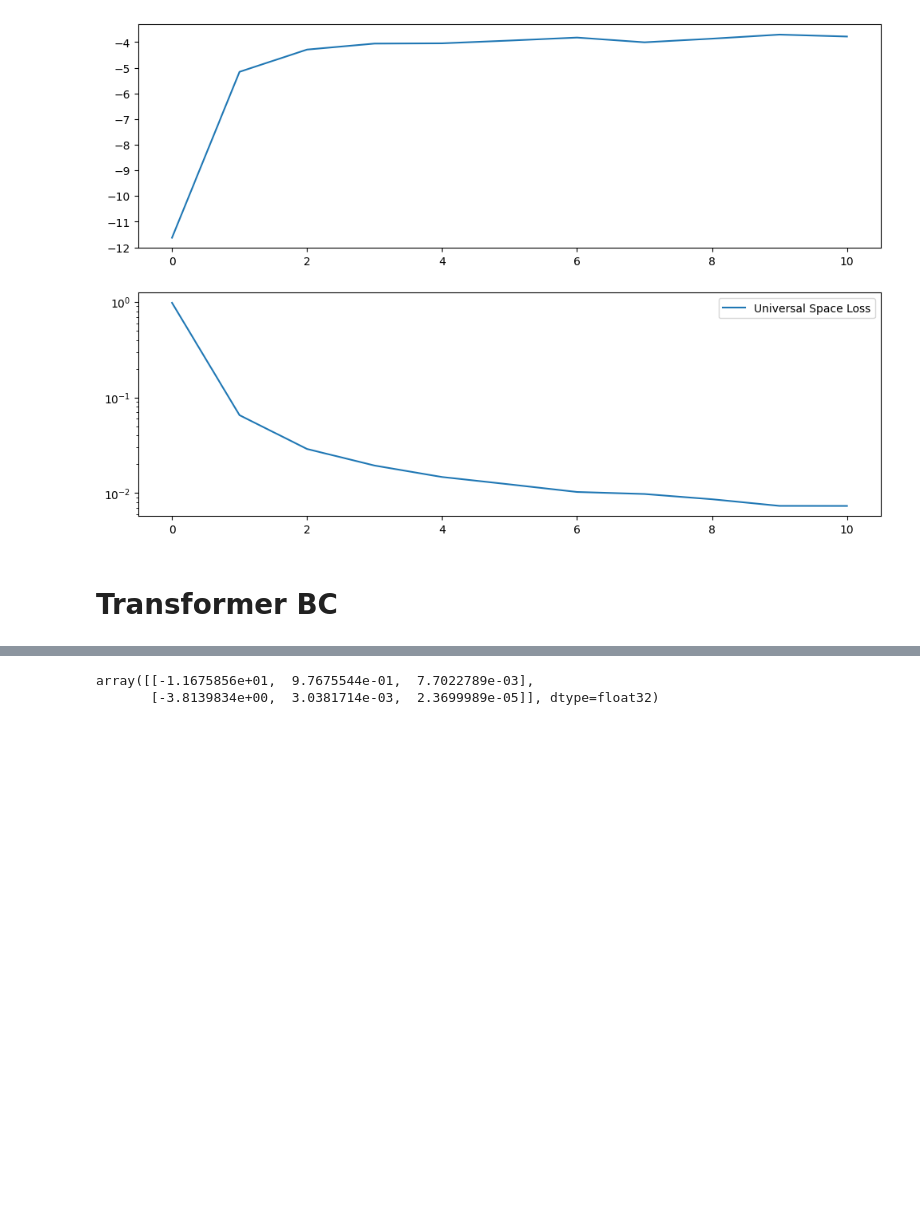
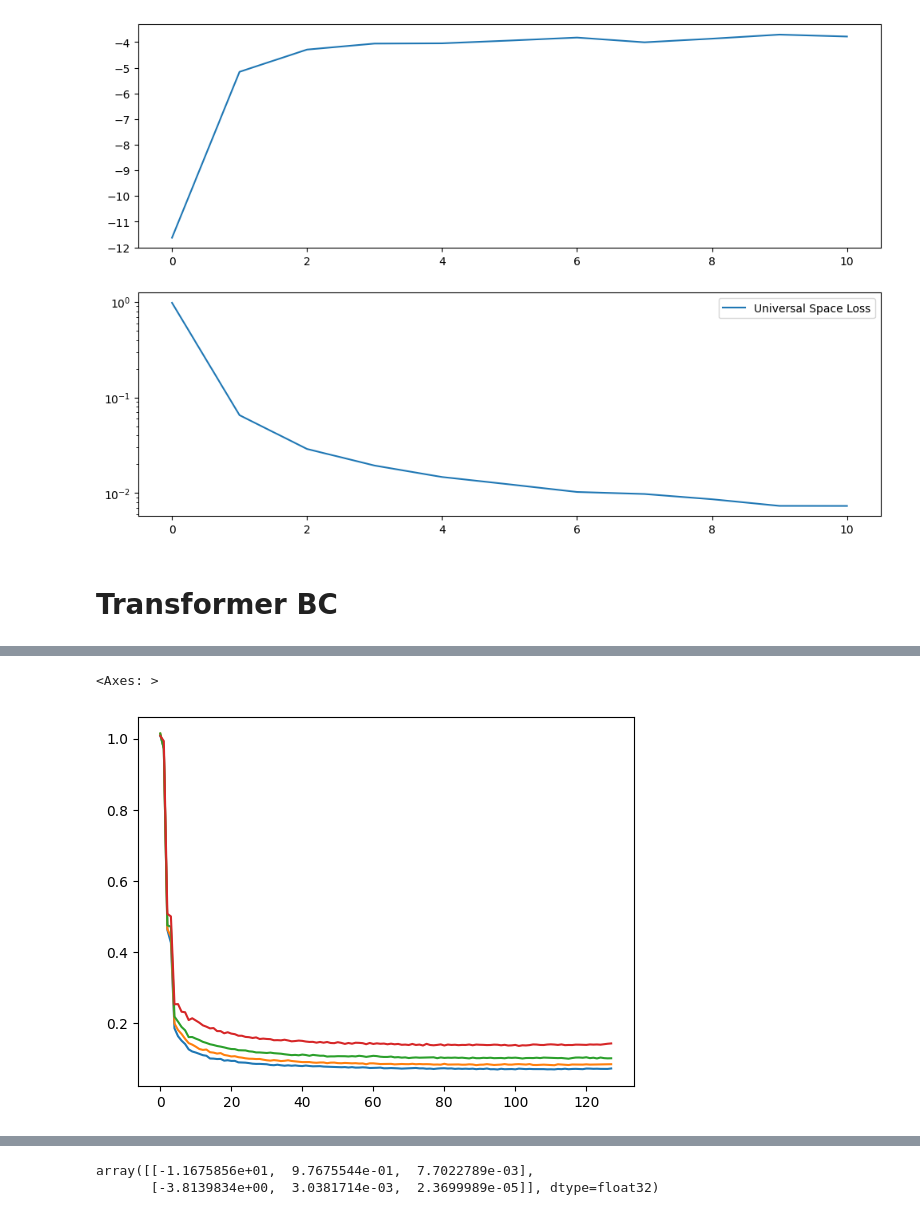
Before and after one commit to akarshkumar0101/synthetic-mdps, a Jupyter notebook: src/reacher_debug.ipynb, the cells around one changed output, grey strips where cells are left out. Saved outputs shown, nothing was run; the diff lists cells and outputs as text; code cells hidden in the pictures; blank space fills up the shorter version.

```diff
--- a/src/reacher_debug.ipynb
+++ b/src/reacher_debug.ipynb
@@ -356,0 +438,8 @@ data_trans = np.array(data_trans)
+# %%
+pd.DataFrame(mse).ewm(span=400).mean().iloc[-1].plot()
+pd.DataFrame(mse).ewm(span=400).mean().iloc[-10000].plot()
+pd.DataFrame(mse).ewm(span=400).mean().iloc[-20000].plot()
+pd.DataFrame(mse).ewm(span=400).mean().iloc[-30000].plot()
+# %% [output]
+<Axes: >
+[figure, added]
```
Also changed, not shown: parts of 107 cells of this notebook, 5 other files.
